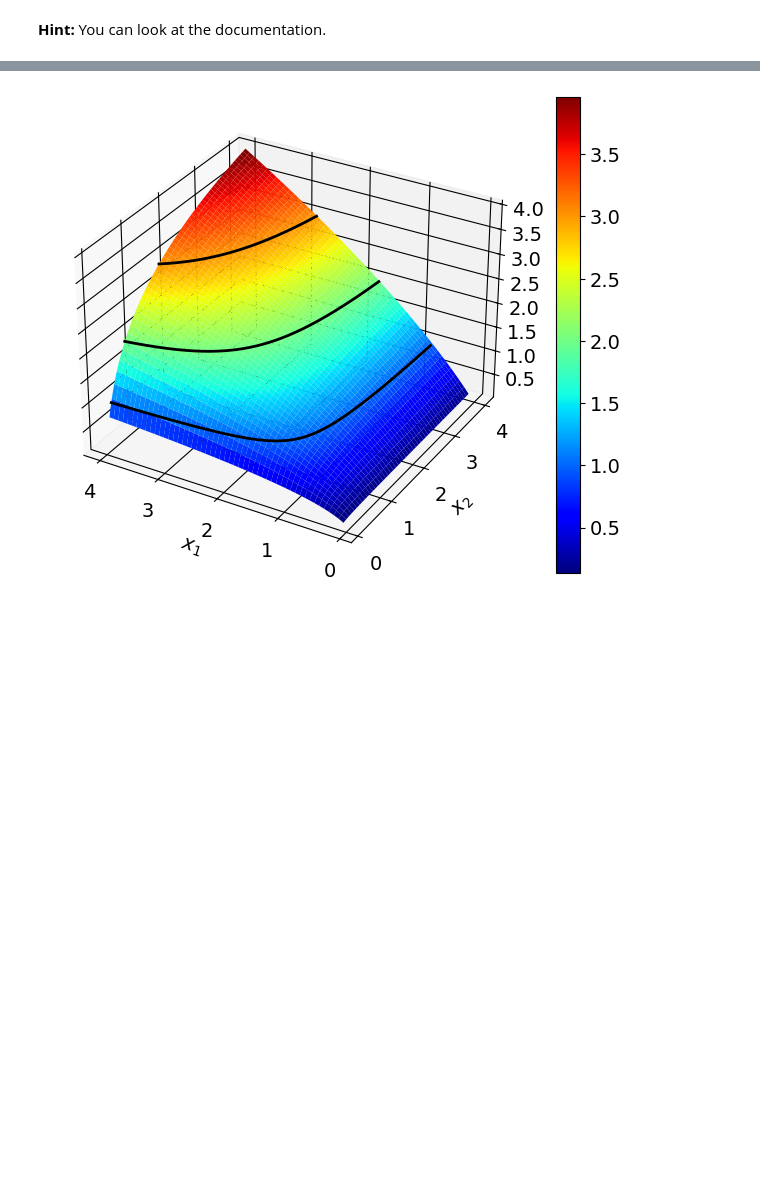
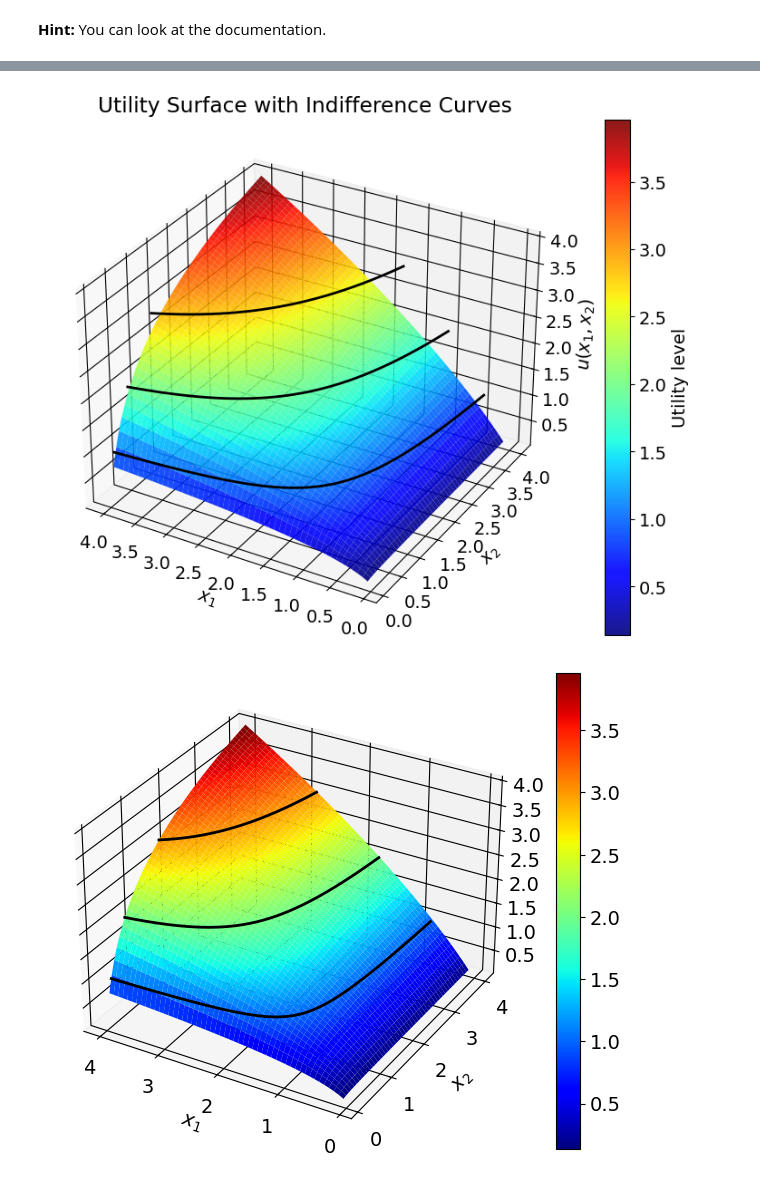
Before and after one commit to mcp656/ProgEcon-exercises, a Jupyter notebook: Problem_set_1_Printing_and_plotting/Problem_set_1.ipynb, the cells around one changed output, grey strips where cells are left out. Drawn from its saved outputs; the diff is of its cells as text; code cells hidden in the pictures; blank space fills up the shorter version.

```diff
--- a/Problem_set_1_Printing_and_plotting/Problem_set_1.ipynb
+++ b/Problem_set_1_Printing_and_plotting/Problem_set_1.ipynb
@@ -152,11 +153,14 @@ betas = [0.25, 1.0, 4.0]
 uvals = [1.5, 2.0, 2.5]
 x1_vals = np.linspace(0, 4, 400)
 
-# Create function
-def x2_func(x1_vals, uvals, betas, alpha=0.5):
-    results = {}  # dictionary to store results for each (u, beta)
+# Define the function
+def x2_func(x1, u, alpha=0.75, beta=0.5):
+    return (u / (x1 ** alpha)) ** (1.0 / beta)
 
-    for u in uvals:
+# Create a for loop to compute results
+results = {}
+
+for u in uvals:
         for beta in betas:
             x2_list = []
             for x1 in x1_vals:
@@ -171,10 +175,8 @@ def x2_func(x1_vals, uvals, betas, alpha=0.5):
 
             results[(u, beta)] = np.array(x2_list)
 
-    return results
-
 # Compute results
-x2_results = x2_func(x1_vals, uvals, betas, alpha)
+x2_results = results
 
 # Plot figure
 plt.figure(figsize=(10, 6))
@@ -270,3 +247,48 @@ plt.show()
+# %%
+# Functions again
+def plot_surface_with_indifference(x1_vec, x2_vec, alpha, beta, uvals):
+    # Grid + surface values
+    x1_grid, x2_grid = np.meshgrid(x1_vec, x2_vec, indexing='ij')
+    u_grid = u_func(x1_grid, x2_grid, alpha=alpha, beta=beta)
+
+    # Plot 3D surface
+    fig = plt.figure(figsize=(9, 6))
+    ax = fig.add_subplot(1, 1, 1, projection='3d')
+    h = ax.plot_surface(x1_grid, x2_grid, u_grid, cmap=cm.jet, edgecolor='none', alpha=0.9)
+    fig.colorbar(h, label='Utility level')
+
+    # Indifference curves as 3D polylines at z = uval
+    x2_min, x2_max = float(x2_vec[0]), float(x2_vec[-1])
+    for uval in uvals:
+        # Compute the full curve then clip to plotting window
+        x2_curve = x2_func(x1_vec, uval, alpha=alpha, beta=beta)
+        keep = (x2_curve >= x2_min) & (x2_curve <= x2_max) & np.isfinite(x2_curve)
+
+        ax.plot(
+            x1_vec[keep], x2_curve[keep],
+            uval * np.ones_like(x2_curve[keep]),
+            lw=2, color='black', zorder=99, label=None
+        )
+
+    # Formatting
+    ax.set_xlabel('$x_1$')
+    ax.set_ylabel('$x_2$')
+    ax.set_zlabel(r'$u(x_1,x_2)$')
+    ax.set_title('Utility Surface with Indifference Curves')
+    ax.invert_xaxis()               # matches your teacher's view
+    fig.tight_layout(pad=0.1)
+    plt.show()
+
+# Run the function
+alpha = 0.75
+beta  = 0.5
+x1_vec = np.linspace(0.1, 4, 1000)
+x2_vec = np.linspace(0.1, 4, 1000)
+uvals  = [1.0, 2.0, 3.0]
+
+plot_surface_with_indifference(x1_vec, x2_vec, alpha, beta, uvals)
+# %% [output]
+[figure, added]
 # %%
 import A6
 A6.plot(x1_vec,x2_vec,alpha,beta,uvals)
```
Also changed, not shown: parts of 2 cells of this notebook.
